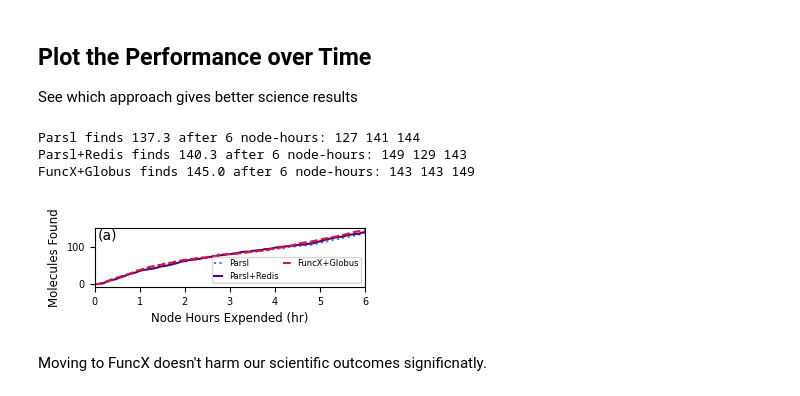
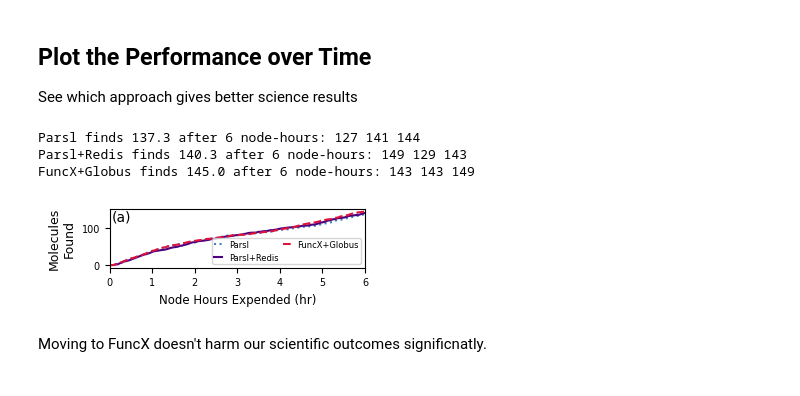
Before and after one commit to exalearn/multi-site-campaigns, a Jupyter notebook: molecular-design/notebooks/compare-to-parsl.ipynb, the cells around one changed output. Cells and saved outputs as stored; diff of their text form; code cells hidden in the pictures.

Commit message:
Make sure parts of figure not cutoff
More presentation changes, no content

```diff
--- a/molecular-design/notebooks/compare-to-parsl.ipynb
+++ b/molecular-design/notebooks/compare-to-parsl.ipynb
@@ -285,34 +285,34 @@ for (name, run_path), ls in zip(runs.items(), [':', '-', '--']):
         interps.append(
             interp1d(data['node_hours_used'], data['num_found'], kind='previous')
         )
 
     # Plot the mean over the runs
     points = np.linspace(0, length, 128)
     scores = [i(points) for i in interps]
     counts = [i(length) for i in interps]
     score = np.mean(counts, axis=0)
     print(f'{name} finds {np.mean([i(length) for i in interps]):.1f} after {length} node-hours: '
           + " ".join(f"{x:.0f}" for x in counts))
 
     ax.plot(points, np.mean(scores, axis=0), color=colors[name], linestyle=ls, label=name)
 
 # Plot the baseline
 #data = get_simulation_outcome(Path('./prod-runs/8KNL-8V100-no-retrain/'))
 #ax.plot(data['node_hours_used'], data['num_found'], 'k--', label='Baseline')
 
 ax.set_xlim(0, length)
 
 ax.legend(loc='lower right', ncol=2, fontsize=6, handlelength=1, borderpad=0.2, columnspacing=0.5)
 ax.set_xlabel('Node Hours Expended (hr)')
-ax.set_ylabel('Molecules Found')
+ax.set_ylabel('Molecules\nFound', fontsize=9)
 
 fig.tight_layout()
 fig.savefig('figures/parsl-comparision_active-learning-performance.png', dpi=320)
 fig.savefig('figures/parsl-comparision_active-learning-performance.pdf')
 # %% [output]
 Parsl finds 137.3 after 6 node-hours: 127 141 144
 Parsl+Redis finds 140.3 after 6 node-hours: 149 129 143
 FuncX+Globus finds 145.0 after 6 node-hours: 143 143 149
-[figure, old version]
+[figure, new version]
 # %% [markdown]
 Moving to FuncX doesn't harm our scientific outcomes significnatly.
```
Also changed, not shown: 5 other files.
